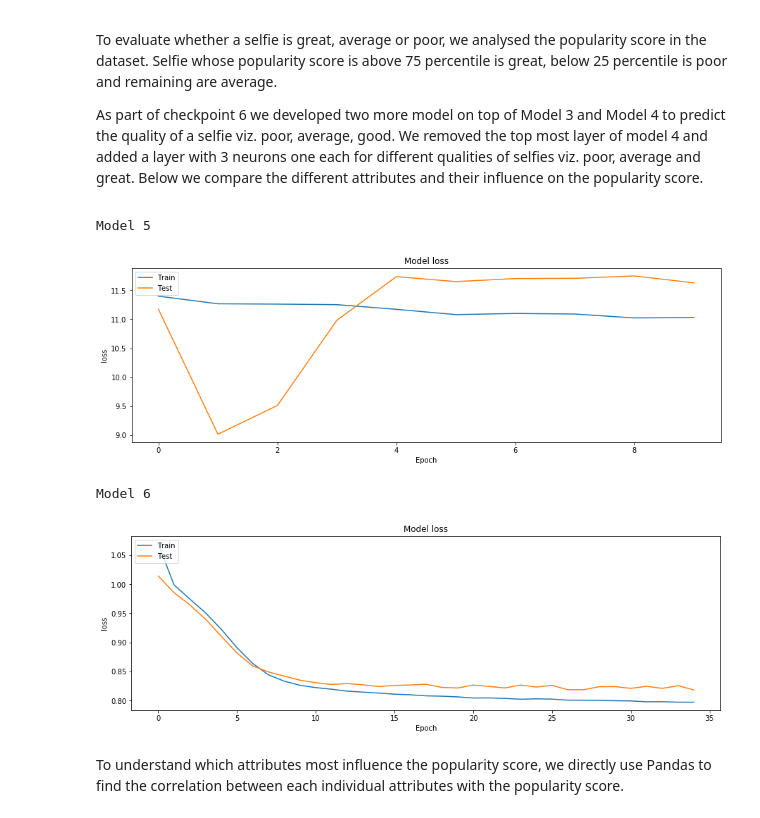
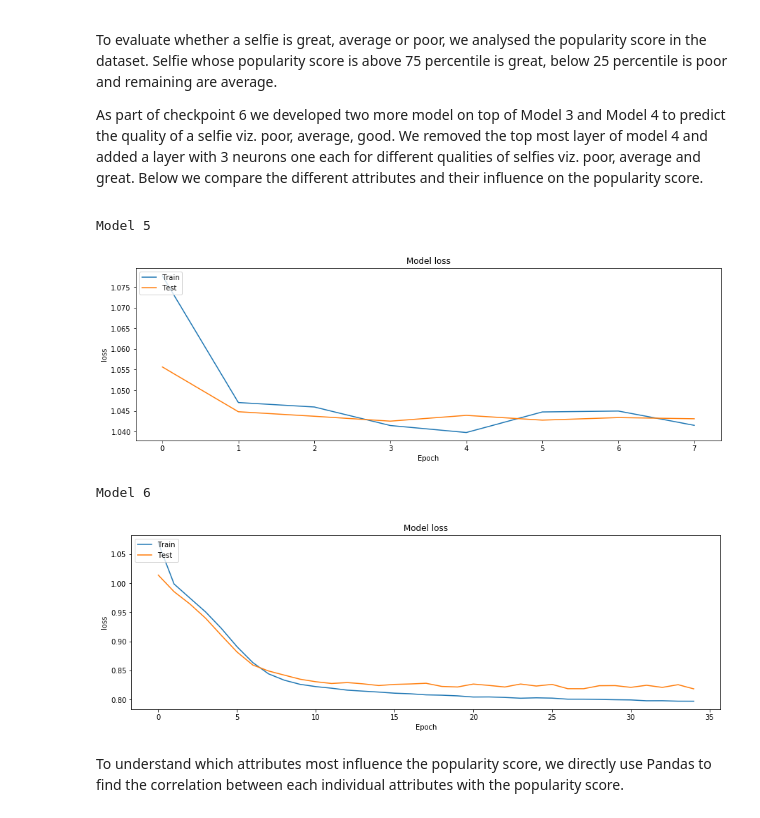
Before and after one commit to varunvora/CRCV-Selfie, a Jupyter notebook: aml_esa.ipynb, the cells around one changed output. Cells and saved outputs as stored; diff of their text form; code cells hidden in the pictures.

```diff
--- a/aml_esa.ipynb
+++ b/aml_esa.ipynb
@@ -73,7 +75,7 @@ FIRST 10
 # %%
 from checkpoints import plot_graph
 
-with open("pickled_history.1.pkl", "rb") as f:
+with open("history/pickled_history.1.pkl", "rb") as f:
     history = pickle.load(f)
 plot_graph(history, ['Female_loss', 'Female_acc'])
 plot_graph(history, ['Age_loss', 'Age_acc'])
@@ -96,7 +98,7 @@ Now we train a new model to predict all the attributes from an image. This is a
 <img src="images/model_image.2.png"></img><p>Fig2. The second model with image input and branched output to female and all other attributes</p>
 Following a graph of the training history and predictions on samples from augmented dataset
 # %%
-with open("pickled_history.2.pkl", "rb") as f:
+with open("history/pickled_history.2.pkl", "rb") as f:
     history = pickle.load(f)
 plot_graph(history, ['loss', 'acc'])
 # swtich window
@@ -128,16 +130,17 @@ Model2: Other attribute predictions
 from checkpoints import plot_graph
 pop_mse = 'Popularity_mean_squared_error'
 print("Model 3")
-with open('pickled_history.3.pkl', 'rb') as fp:
+with open('history/pickled_history.3.pkl', 'rb') as fp:
     history = pickle.load(fp)
 plot_graph(history, ['Popularity_mean_squared_error'])
 
+try_model(load_model("weights/weights.3.01.h5"), num_samples=6, io=3)
+
 print("Model 4")
-with open('pickled_history.4.pkl', 'rb') as fp:
+with open('history/pickled_history.4.pkl', 'rb') as fp:
     history = pickle.load(fp)
-plot_graph(history, ['loss'])
+plot_graph(history, ['mean_squared_error'])
 
-try_model(load_model("weights/weights.3.01.h5"), num_samples=6, io=3)
 try_model(load_model("weights/weights.4.01.h5"), num_samples=6, io=4)
 # %% [output]
 Model 3
@@ -172,17 +175,17 @@ Model5: Quality of image
 <p> As part of checkpoint 6 we developed two more model on top of Model 3 and Model 4 to predict the quality of a selfie viz. poor, average, good. We removed the top most layer of model 4 and added a layer with 3 neurons one each for different qualities of selfies viz. poor, average and great. Below we compare the different attributes and their influence on the popularity score.<p>
 # %%
 print("Model 5")
-with open('pickled_history.5.pkl', 'rb') as fp:
+with open('history/pickled_history.5.pkl', 'rb') as fp:
     history = pickle.load(fp)
 plot_graph(history, ['loss'])
 
 print("Model 6")
-with open('pickled_history.6.pkl', 'rb') as fp:
+with open('history/pickled_history.6.pkl', 'rb') as fp:
     history = pickle.load(fp)
 plot_graph(history, ['loss'])
 # %% [output]
 Model 5
-[figure, old version]
+[figure, new version]
 Model 6
 [figure]
 # %% [markdown]
```
Also changed, not shown: parts of 5 cells of this notebook, 18 other files.
